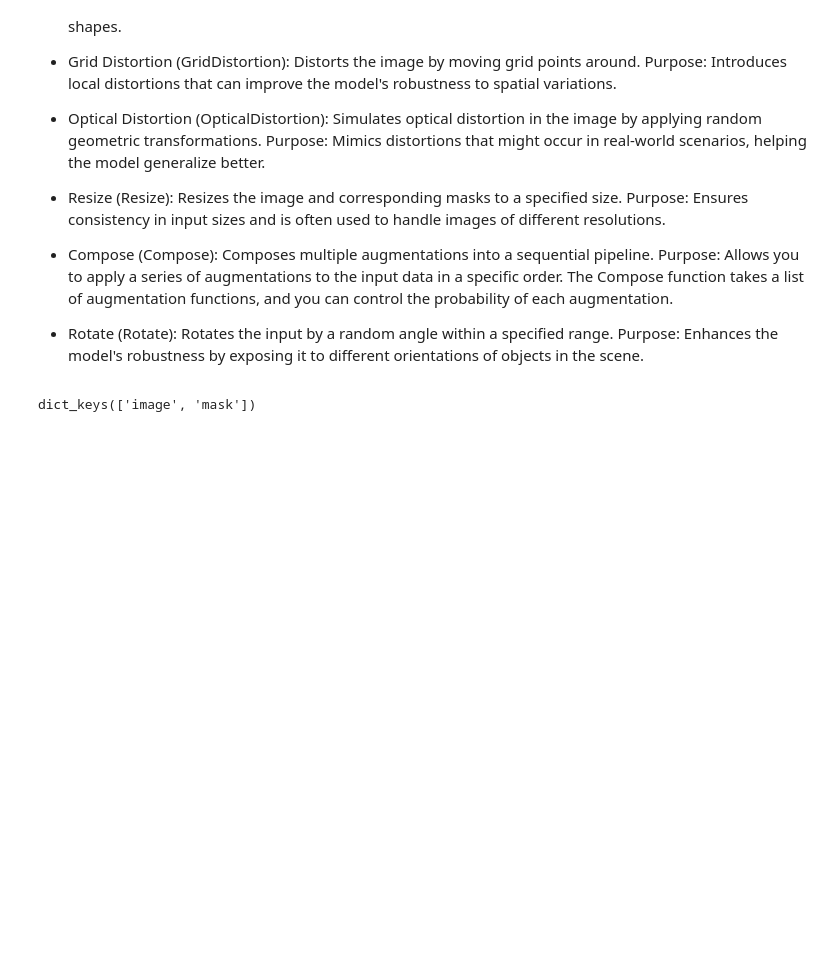
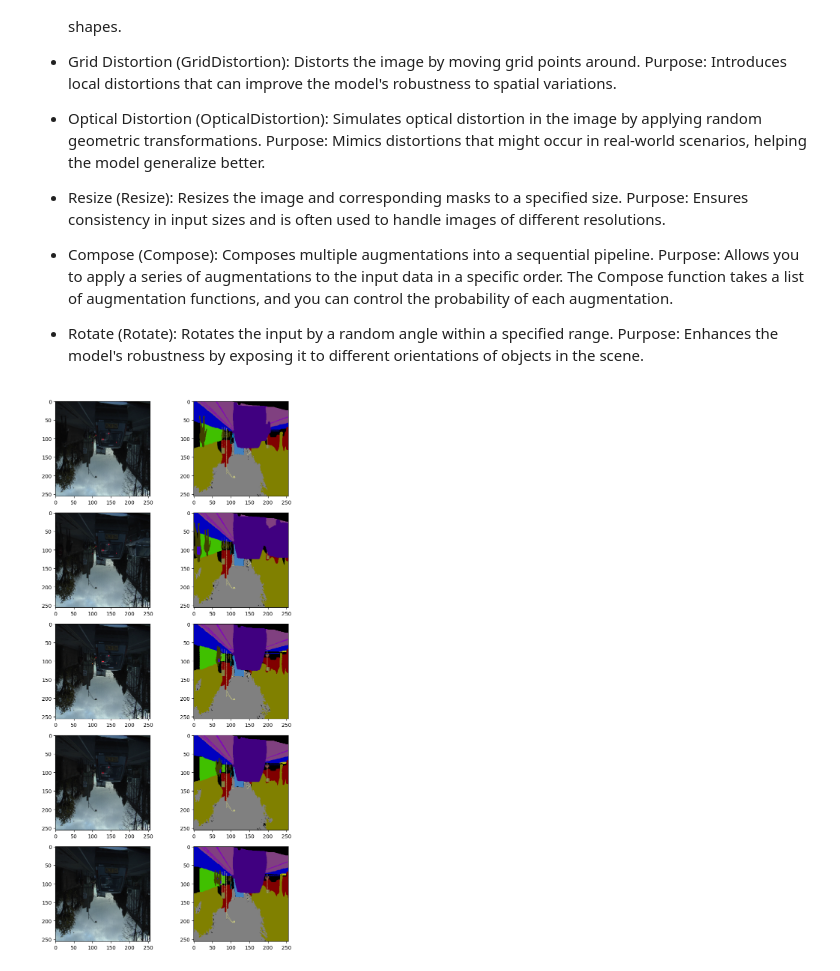
Before and after one commit to DavidAlexanderMoe/Road-Semantic-Segmentation-with-Unets, a Jupyter notebook: 1. Data loading.ipynb, the cells around one changed output. Cells and saved outputs as stored; diff of their text form; code cells hidden in the pictures; blank space fills up the shorter version.

```diff
--- a/1. Data loading.ipynb
+++ b/1. Data loading.ipynb
@@ -227,11 +218,17 @@ augmentation = Compose([
+# %%
+augm = A.Compose([
+    A.HorizontalFlip(p=0.5),
+    A.VerticalFlip(p=0.5),
+    A.Rotate(limit=30, p=0.5),
+    A.RandomBrightnessContrast(p=0.2),
+    A.ElasticTransform(p=0.2, alpha=120, sigma=120 * 0.05, alpha_affine=120 * 0.03),
+    A.OpticalDistortion(p=0.3, distort_limit=2, shift_limit=0.5),
+])
 # %%
-aug = A.HorizontalFlip(p=1)
-augmented = aug(image = train_images[0], mask = train_masks[0])
+aug = A.HorizontalFlip(p=.7)
+augmented = augm(image = train_images[0])
-# %%
-augmented.keys()
-# %% [output]
-dict_keys(['image', 'mask'])
 # %%
-img_flipped = augmented['image']
-mask_flipped = augmented['mask']
+show_pairs(augmented['image'][:5], augmented['mask'][:5])
+# %% [output]
+[figure, added]
 # %%
```
Also changed, not shown: parts of 10 cells of this notebook.
